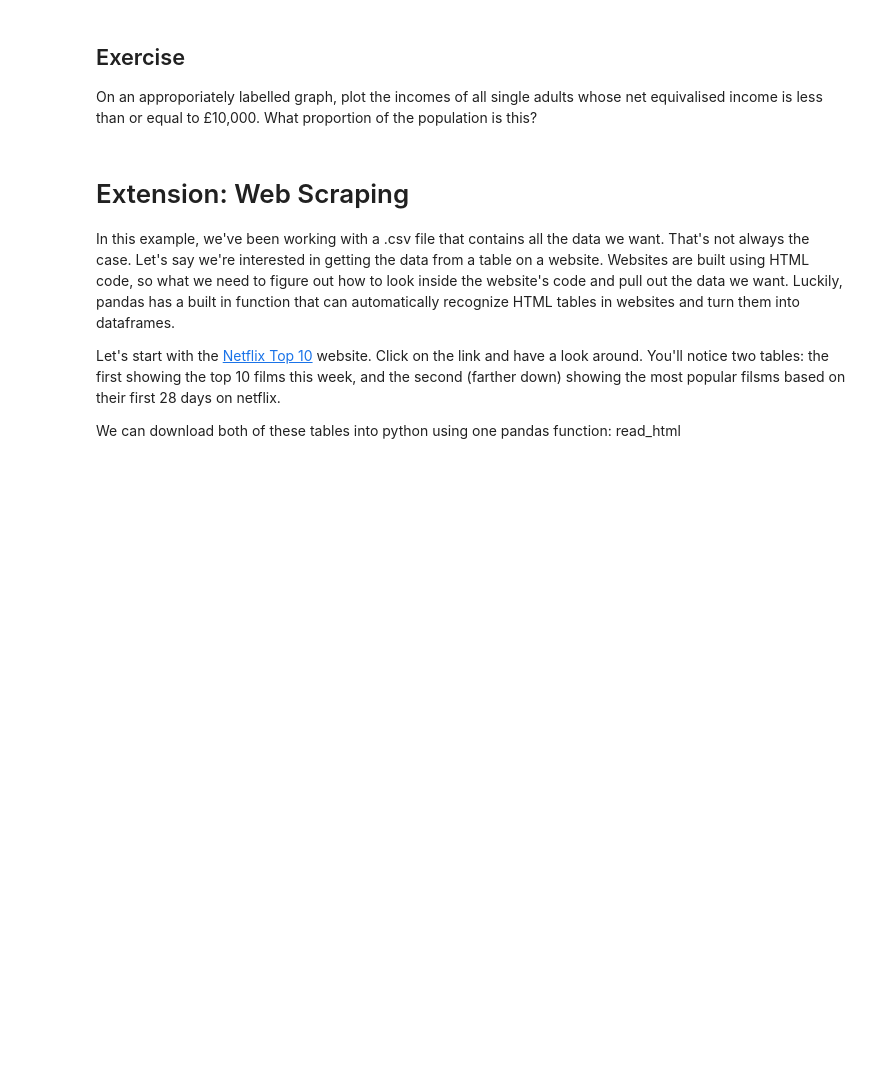
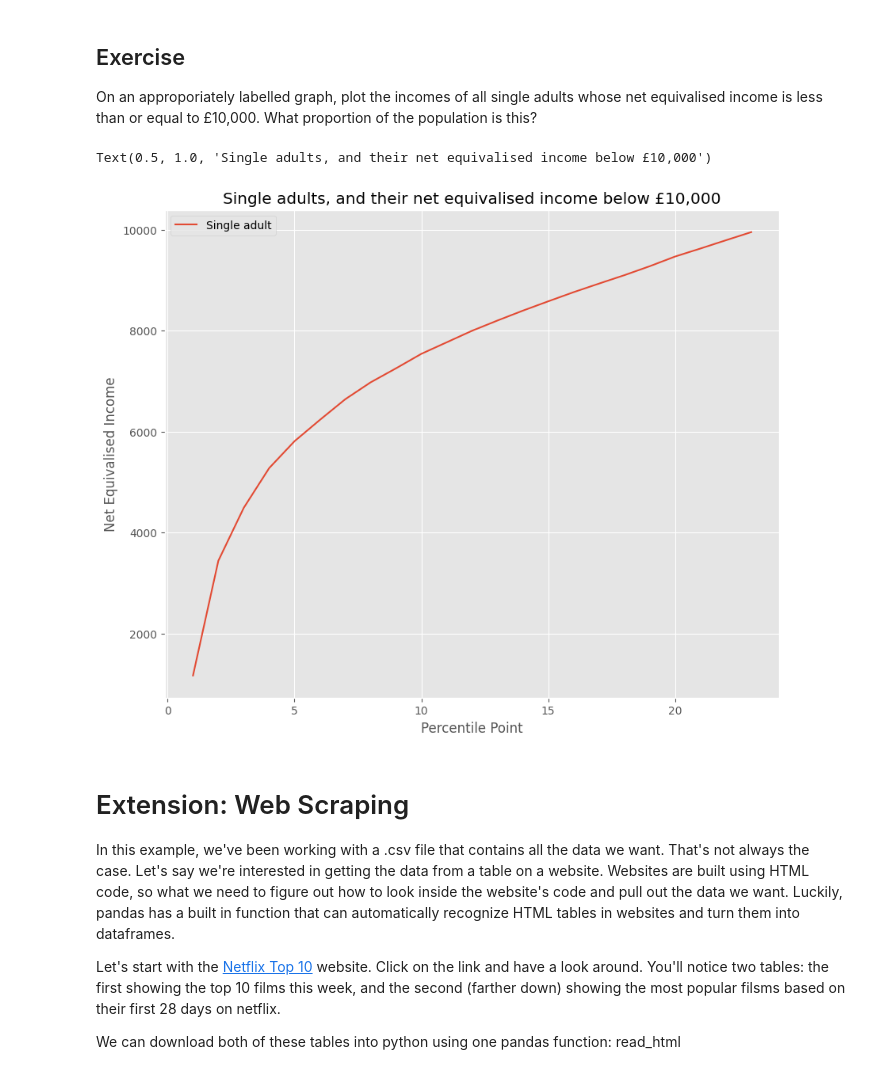
Before and after one commit to snig-17/QM2, a Jupyter notebook: W2_Working_with_Data_in_Pandas.ipynb, the cells around one changed output. Cells and saved outputs as stored; diff of their text form; code cells hidden in the pictures; blank space fills up the shorter version.

```diff
--- a/W2_Working_with_Data_in_Pandas.ipynb
+++ b/W2_Working_with_Data_in_Pandas.ipynb
@@ -347,6 +395,18 @@ We won't dwell on comparative operative, here we've used ">" to mean "is greater
 # %% [markdown]
 ## Exercise
 On an approporiately labelled graph, plot the incomes of all single adults whose net equivalised income is less than or equal to £10,000. What proportion of the population is this?
+# %%
+clean = income[['Single adult']]
+clean = clean.replace(',', '', regex=True)
+clean = clean.replace('-', 'NaN', regex=True).astype('float')
+clean3 = clean[clean['Single adult']<=10000]
+clean3.plot()
+plt.xlabel('Percentile Point')
+plt.ylabel('Net Equivalised Income')
+plt.title('Single adults, and their net equivalised income below £10,000')
+# %% [output]
+Text(0.5, 1.0, 'Single adults, and their net equivalised income below £10,000')
+[figure, added]
 # %% [markdown]
 # Extension: Web Scraping
 
```
Also changed, not shown: parts of 20 cells of this notebook.
